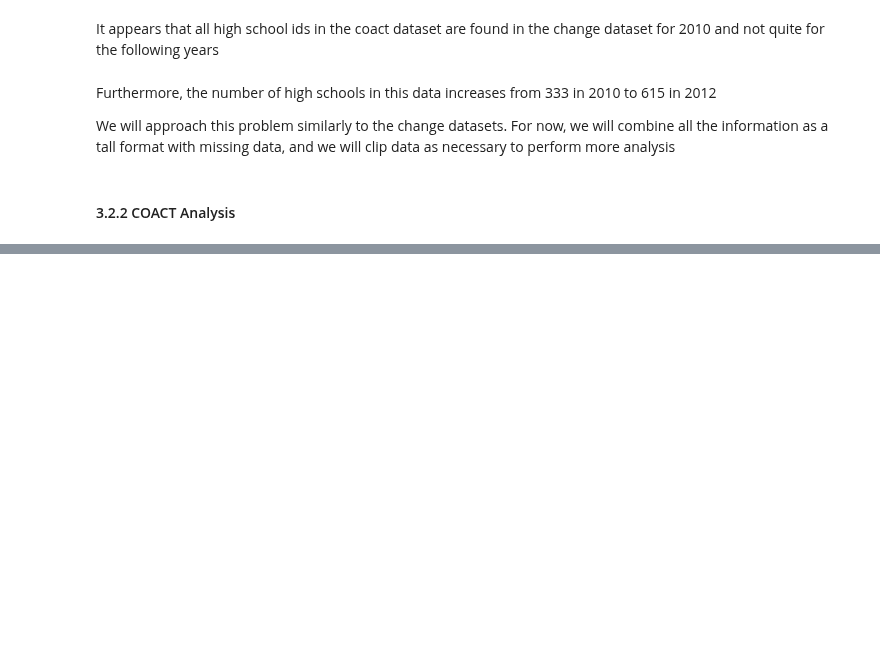
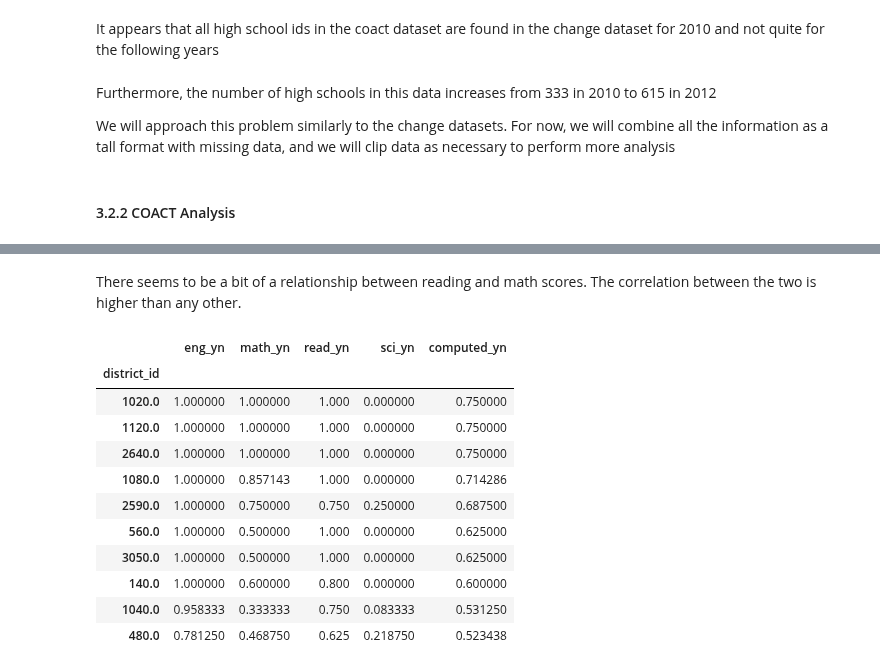
Before and after one commit to clewis53/CaeleyLewis-Capstone2-StoryOfColoradoEducation, a Jupyter notebook: notebooks/0.2-EDA.ipynb, the cells around one changed output, grey strips where cells are left out. Cells and saved outputs as stored; diff of their text form; code cells hidden in the pictures; blank space fills up the shorter version.

```diff
--- a/notebooks/0.2-EDA.ipynb
+++ b/notebooks/0.2-EDA.ipynb
@@ -1014,0 +1031,19 @@ coact.groupby('year')[['eng_yn','math_yn','read_yn','sci_yn']].describe().T
+# %% [markdown]
+There seems to be a bit of a relationship between reading and math scores. The correlation between the two is higher than any other.
+# %%
+coact_by_dist = coact.groupby('district_id')[['eng_yn','math_yn','read_yn','sci_yn']].mean(numeric_only=True)
+coact_by_dist['computed_yn'] = coact_by_dist.mean(axis=1)
+coact_by_dist.dropna().sort_values(by='computed_yn', ascending=False).head(10)
+# %% [output]
+|  | eng_yn | math_yn | read_yn | sci_yn | computed_yn |
+| district_id |  |  |  |  |  |
+| 1020.0 | 1.000000 | 1.000000 | 1.000 | 0.000000 | 0.750000 |
+| 1120.0 | 1.000000 | 1.000000 | 1.000 | 0.000000 | 0.750000 |
+| 2640.0 | 1.000000 | 1.000000 | 1.000 | 0.000000 | 0.750000 |
+| 1080.0 | 1.000000 | 0.857143 | 1.000 | 0.000000 | 0.714286 |
+| 2590.0 | 1.000000 | 0.750000 | 0.750 | 0.250000 | 0.687500 |
+| 560.0 | 1.000000 | 0.500000 | 1.000 | 0.000000 | 0.625000 |
+| 3050.0 | 1.000000 | 0.500000 | 1.000 | 0.000000 | 0.625000 |
+| 140.0 | 1.000000 | 0.600000 | 0.800 | 0.000000 | 0.600000 |
+| 1040.0 | 0.958333 | 0.333333 | 0.750 | 0.083333 | 0.531250 |
+| 480.0 | 0.781250 | 0.468750 | 0.625 | 0.218750 | 0.523438 |
```
Also changed, not shown: parts of 7 cells of this notebook.
